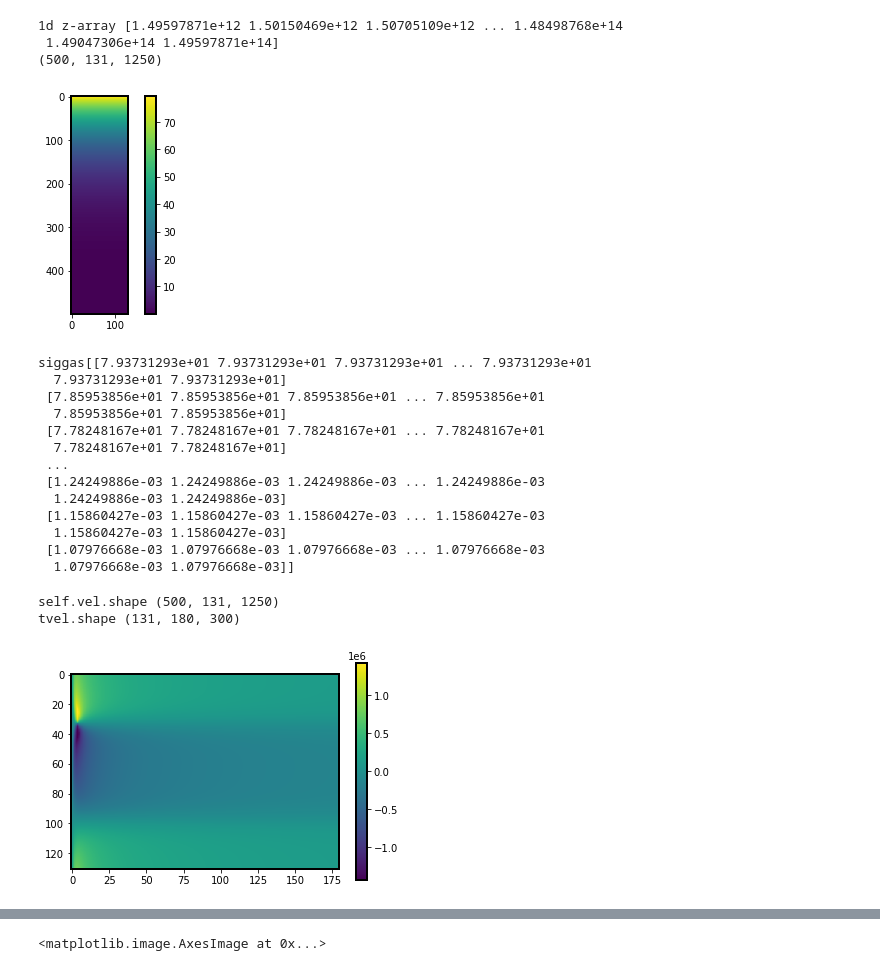
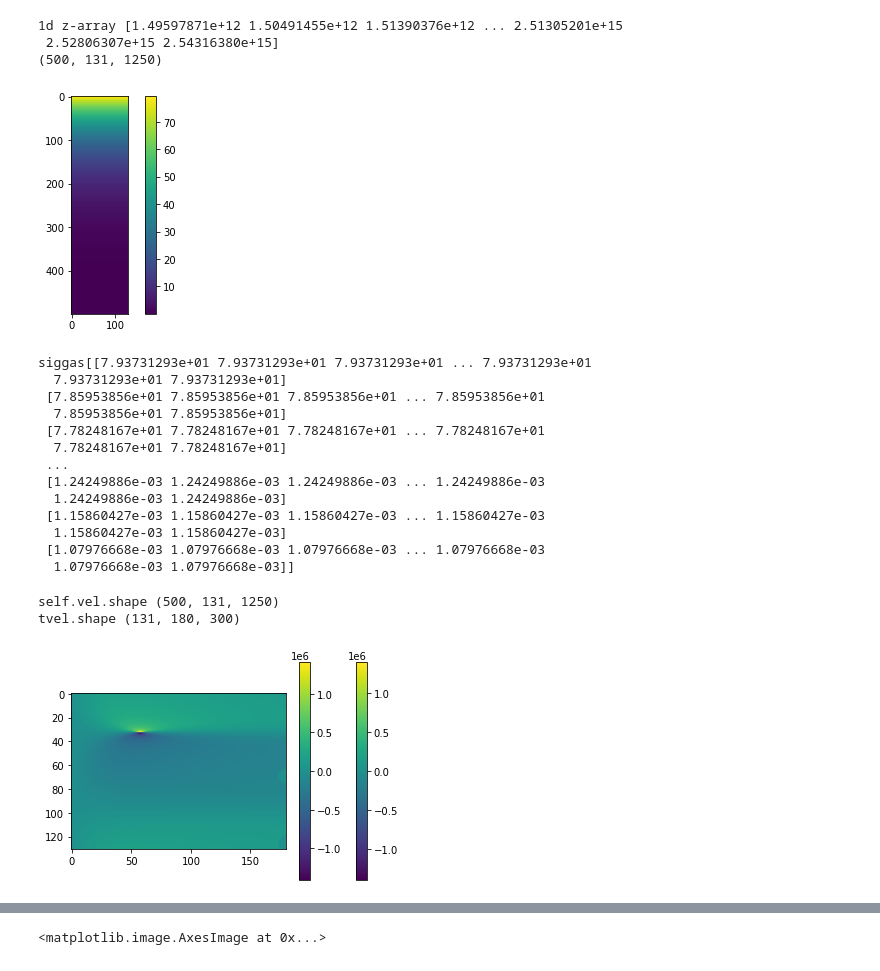
Before and after one commit to theochawla/49ceti_warpmodel, a Jupyter notebook: Spiral/spiral_test.ipynb, the cells around one changed output, grey strips where cells are left out. Saved outputs shown, nothing was run; the diff lists cells and outputs as text; code cells hidden in the pictures.

```diff
--- a/Spiral/spiral_test.ipynb
+++ b/Spiral/spiral_test.ipynb
@@ -142,24 +82,25 @@ Beware: removed NaNs from density (#2378750)
 # %%
-y = kevindisk.Disk(zmax=10)
+#y = kevindisk.Disk(zmax=10)
+y = kevindisk.Disk()
 # %% [output]
-1d z-array [1.49597871e+12 1.50150469e+12 1.50705109e+12 ... 1.48498768e+14
- 1.49047306e+14 1.49597871e+14]
+1d z-array [1.49597871e+12 1.50491455e+12 1.51390376e+12 ... 2.51305201e+15
+ 2.52806307e+15 2.54316380e+15]
 (500, 131, 1250)
-[figure, old version]
+[figure, new version]
 siggas[[7.93731293e+01 7.93731293e+01 7.93731293e+01 ... 7.93731293e+01
   7.93731293e+01 7.93731293e+01]
  [7.85953856e+01 7.85953856e+01 7.85953856e+01 ... 7.85953856e+01
   7.85953856e+01 7.85953856e+01]
  [7.78248167e+01 7.78248167e+01 7.78248167e+01 ... 7.78248167e+01
   7.78248167e+01 7.78248167e+01]
  ...
  [1.24249886e-03 1.24249886e-03 1.24249886e-03 ... 1.24249886e-03
   1.24249886e-03 1.24249886e-03]
  [1.15860427e-03 1.15860427e-03 1.15860427e-03 ... 1.15860427e-03
   1.15860427e-03 1.15860427e-03]
  [1.07976668e-03 1.07976668e-03 1.07976668e-03 ... 1.07976668e-03
   1.07976668e-03 1.07976668e-03]]
 self.vel.shape (500, 131, 1250)
 tvel.shape (131, 180, 300)
-[figure, old version]
+[figure, new version]
 # %%
```
Also changed, not shown: parts of 8 cells of this notebook, 22 other files.
